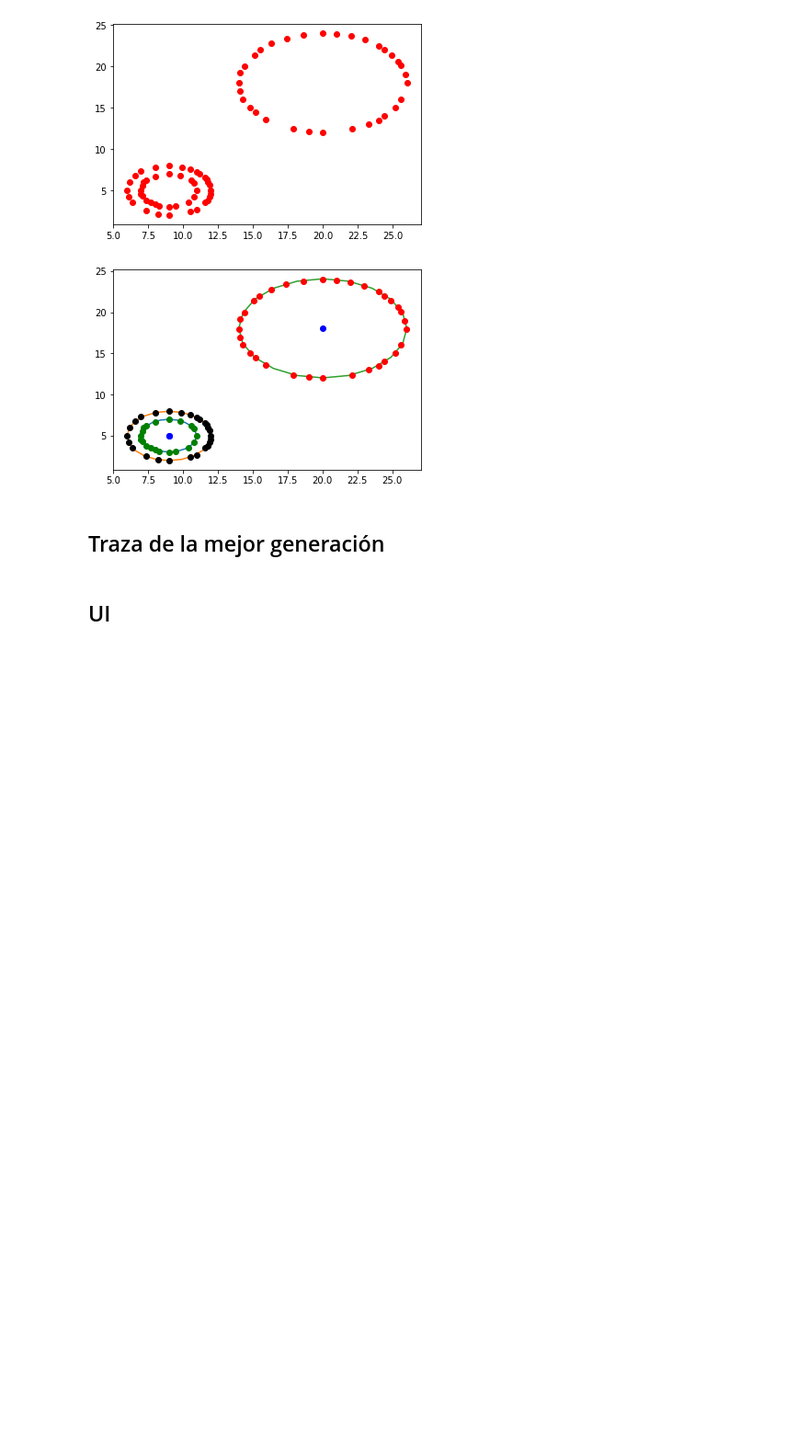
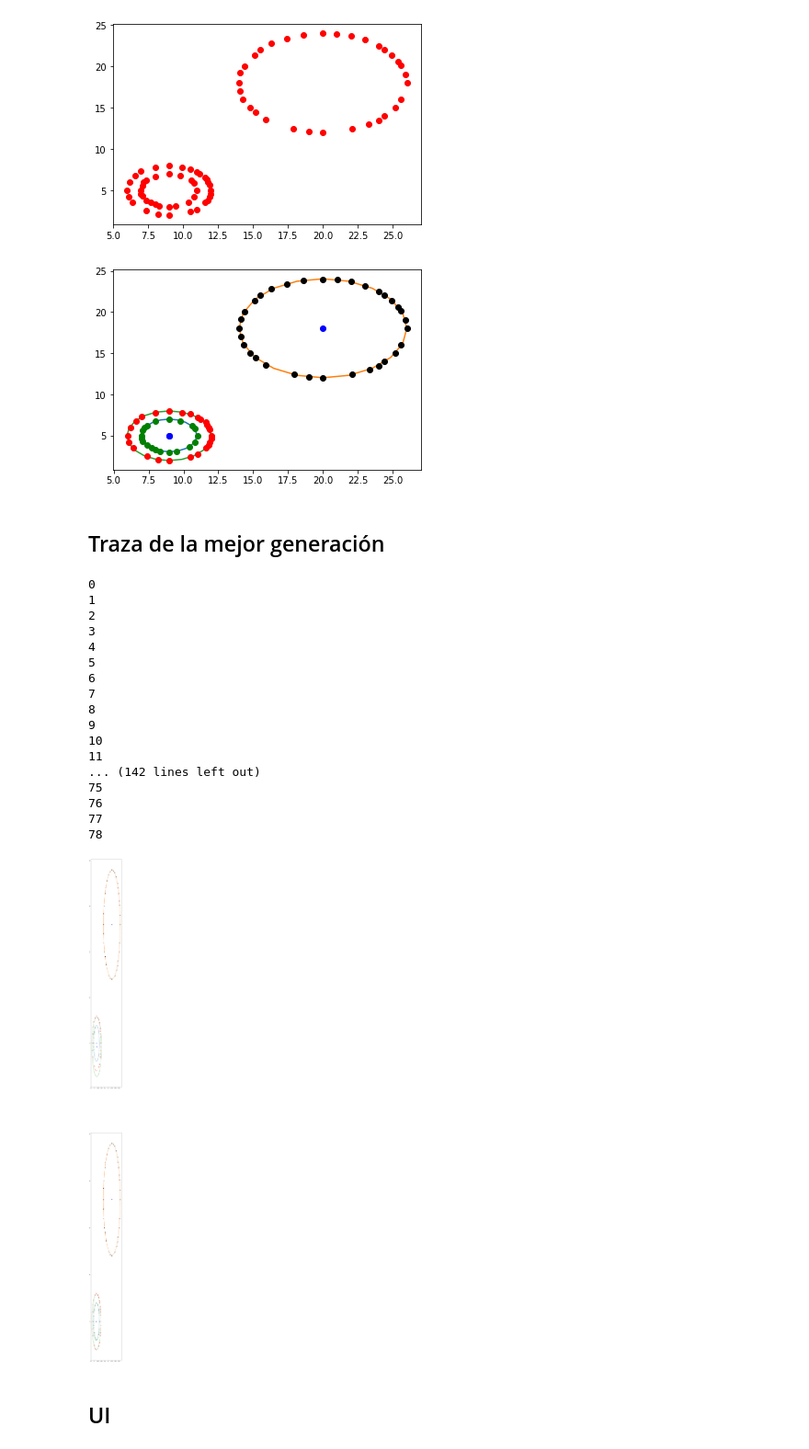
Before and after one commit to ClusteringIA/Clustering, a Jupyter notebook: IA CLEAN.ipynb, the cells around one changed output. Shown at 92% size. Saved outputs shown, nothing was run; the diff lists cells and outputs as text; code cells hidden in the pictures; blank space fills up the shorter version.

```diff
--- a/IA CLEAN.ipynb
+++ b/IA CLEAN.ipynb
@@ -834,16 +754,35 @@ setData.drawData('ro')
 [figure]
 # %%
 cs2 = ClusteringSolver(file_path2,3)
-final_clusters2,final_threshold2,animData2,bestGeneration2 = cs2.learn(10,0.001,50,'c')
-sol2 = Solution(final_clusters2,final_threshold2)
-sol2.drawSolution(0.9)
+final_clusters2,final_threshold2,animData2,bestGeneration2 = cs2.learn(20,1,50,'c')
+sol2 = Solution(cs2)
+sol2.drawSolution(0.95)
 # %% [output]
-[figure, old version]
+[figure, new version]
 # %% [markdown]
 ## Traza de la mejor generación
 # %%
 #sol1.drawBestGeneration(animData1,bestGeneration1,6,10)
-#sol2.drawBestGeneration(animData2,bestGeneration2,6,100)
+sol2.drawBestGeneration(animData2,bestGeneration2,6,100)
+# %% [output]
+0
+1
+2
+3
+4
+5
+6
+7
+8
+9
+10
+11
+... (142 lines left out)
+75
+76
+77
+78
+[figure, added]
 # %% [markdown]
 ## UI
 # %%
```
Also changed, not shown: parts of 12 cells of this notebook.
